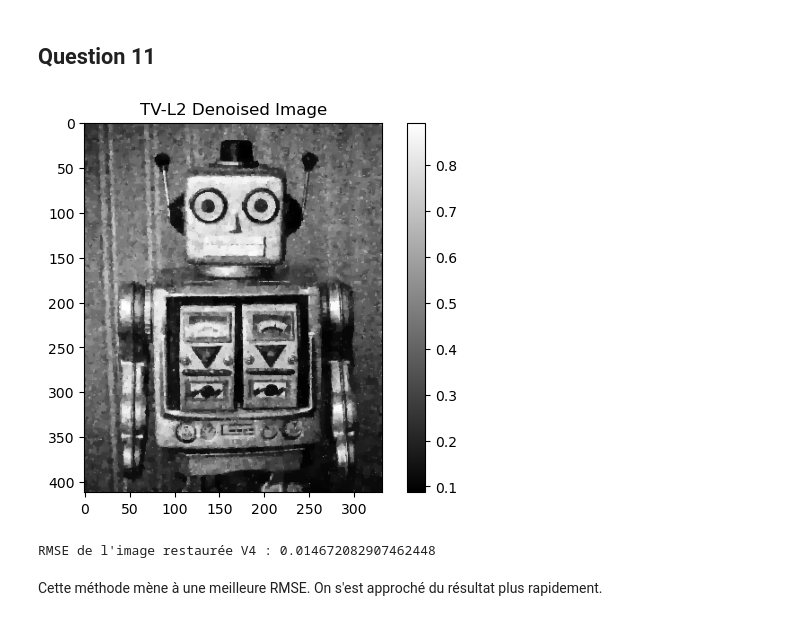
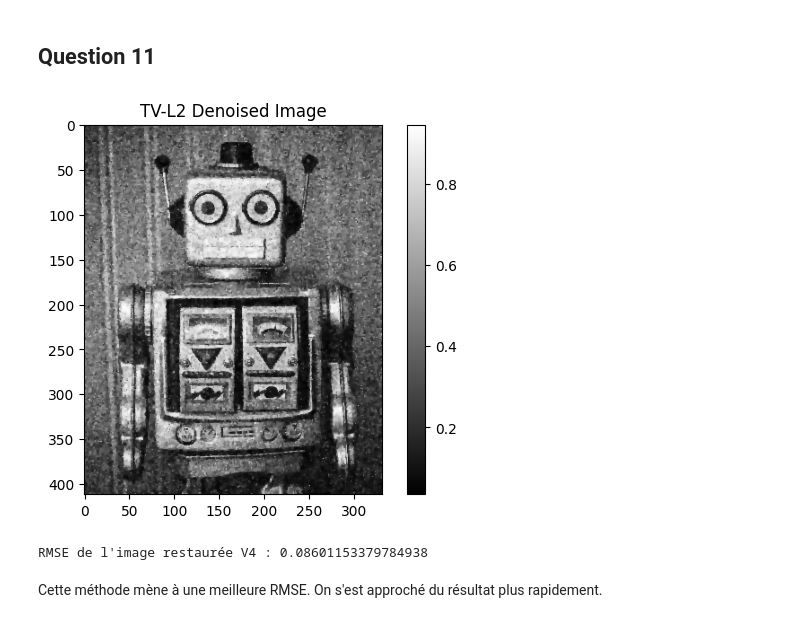
Before and after one commit to tinmar112/optim, a Jupyter notebook: notebook_optim.ipynb, the cells around one changed output. Saved outputs shown, nothing was run; the diff lists cells and outputs as text; code cells hidden in the pictures.

```diff
--- a/notebook_optim.ipynb
+++ b/notebook_optim.ipynb
@@ -482,35 +485,35 @@ La RMSE obtenue avec cette méthode est plus élevée que la précédente ce qui
 # %%
 def subgradient_tv_l2(u, u_b):
     sig_grad = np.sign(grad(u))
     div_sig_grad = div(sig_grad)
     return u - u_b - div_sig_grad
 
 def optim_gradient_fixed_step_3(grad_fun, x0, l, beta = 0, max_iter = 100, epsilon_grad_fun = 1e-8):
     L_x = [x0]
     x_k = x0
     counter = 0
     p_k = 0
     for k in range(max_iter):
         counter += 1
         p_k = (beta * p_k + (1-beta) * (-grad_fun(x_k,x0)))/(k+1)
         x_k = x_k + l * p_k
         L_x.append(x_k)
-        if np.linalg.norm(grad_fun(x_k,x0)) < epsilon_grad_fun:
+        if np.linalg.norm(grad_fun(x_k,x0)/(k+1)) < epsilon_grad_fun:
             break
 
     return x_k, L_x, counter
 
-u_rest_4 = optim_gradient_fixed_step_3(subgradient_tv_l2,u_b, l, 0.9, n_max, 1e-8)[0]
+u_rest_4 = optim_gradient_fixed_step_3(subgradient_tv_l2,u_b, l, 0.76, n_max, 100)[0]
 
 plt.imshow(u_rest_4, cmap='gray')
 plt.title('TV-L2 Denoised Image')
 plt.colorbar()
 plt.show()
 
 print(f"RMSE de l'image restaurée V4 : {RMSE(u_rest_4)}")
 # %% [output]
-[figure, old version]
+[figure, new version]
-RMSE de l'image restaurée V4 : 0.014672082907462448
+RMSE de l'image restaurée V4 : 0.08601153379784938
 # %% [markdown]
 Cette méthode mène à une meilleure RMSE. On s'est approché du résultat plus rapidement.
 # %% [markdown]
```
Also changed, not shown: parts of 9 cells of this notebook, 1 other file.
